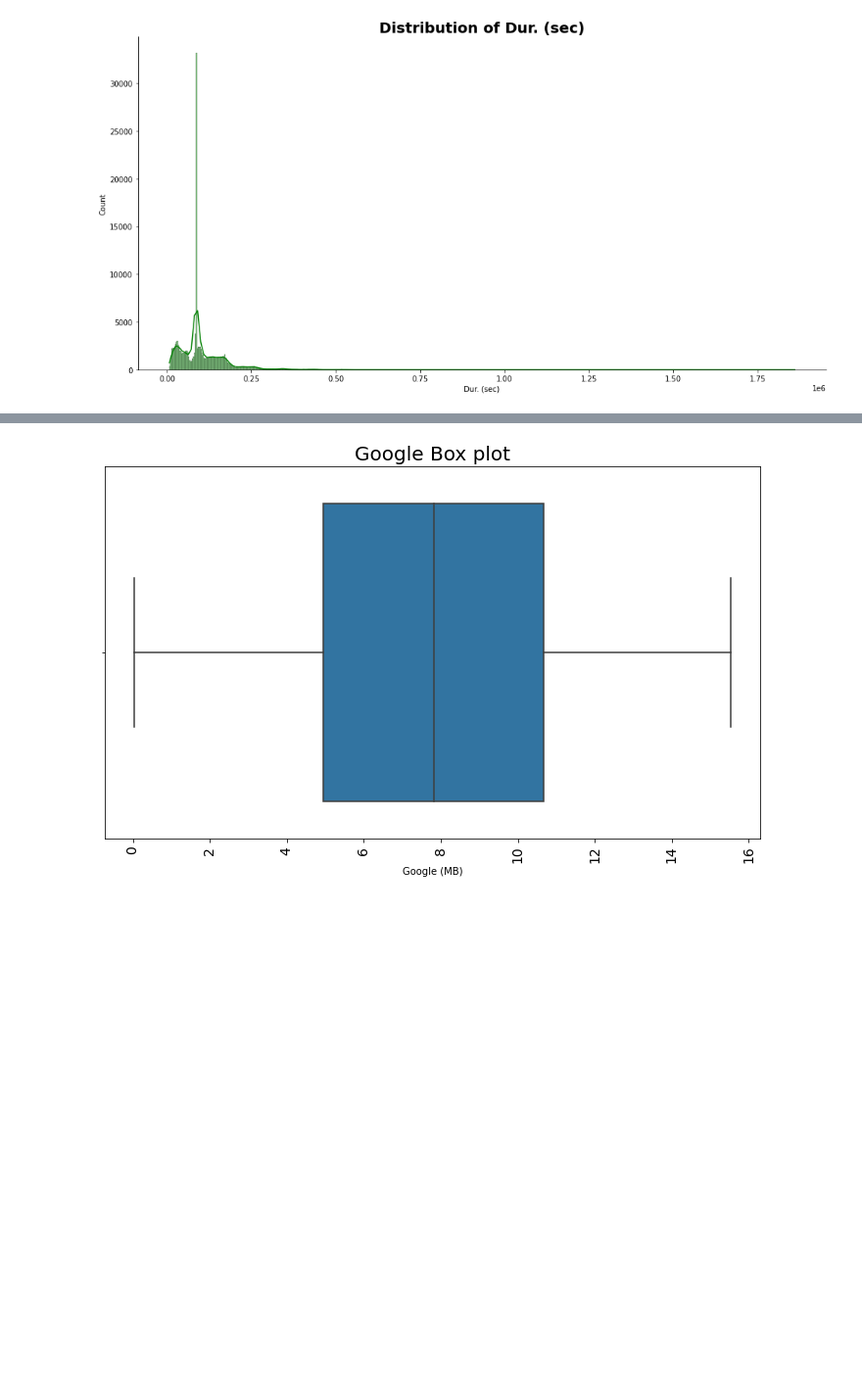
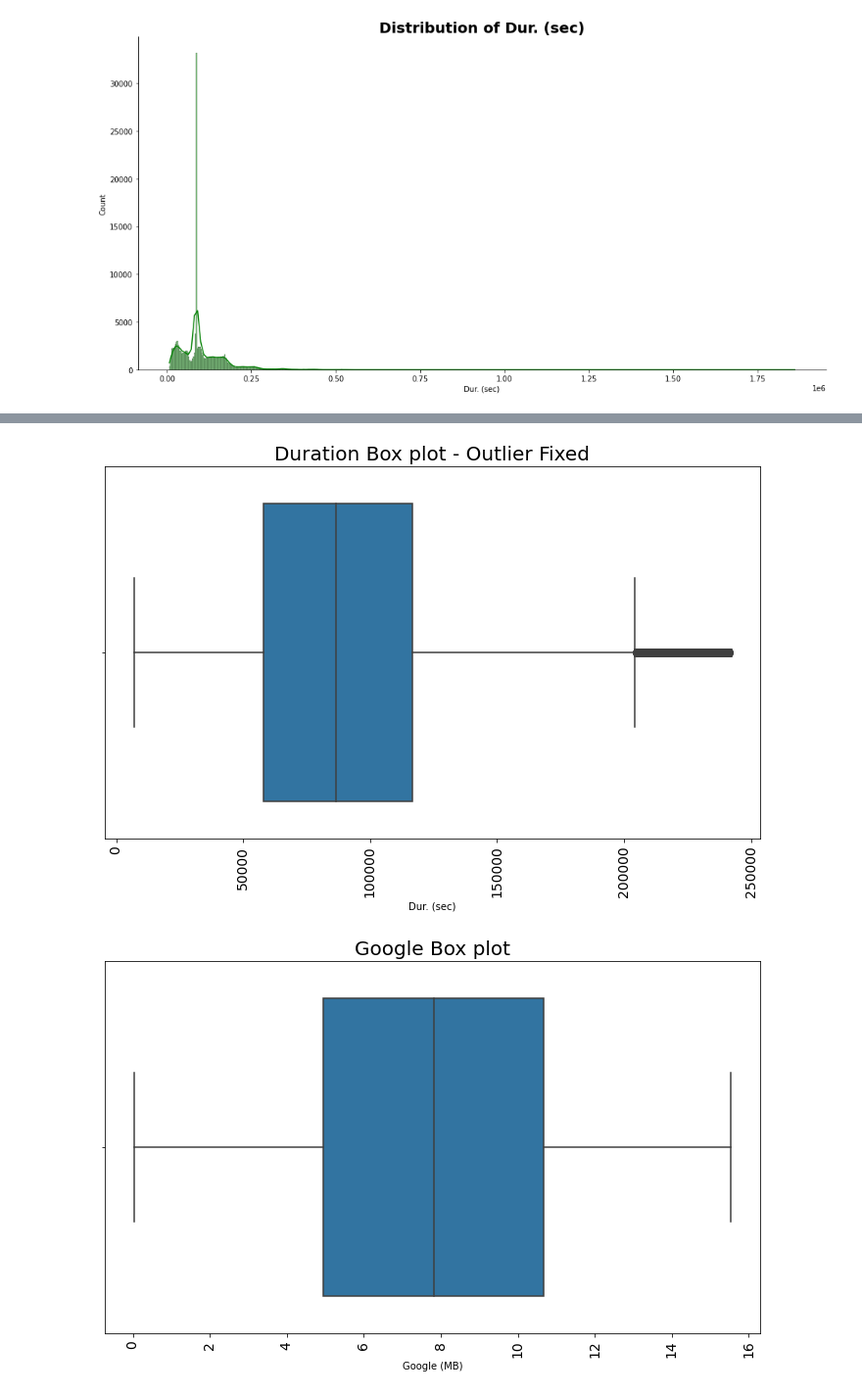
Before and after one commit to bkget/Telecom-Data-Analysis, a Jupyter notebook: notebooks/2_user_overview_analysis.ipynb, the cells around one changed output, grey strips where cells are left out. Shown at 98% size. Cells and saved outputs as stored; diff of their text form; code cells hidden in the pictures; blank space fills up the shorter version.

```diff
--- a/notebooks/2_user_overview_analysis.ipynb
+++ b/notebooks/2_user_overview_analysis.ipynb
@@ -260,3 +260,10 @@ plots.box_plot(explore_feature_df, 'Dur. (sec)', 'Duration Box plot')
+# %%
+# Fix Duration outliers using quantile method
+
+explore_feature_df["Dur. (sec)"] = plots.fix_outlier(explore_feature_df, "Dur. (sec)")
+plots.box_plot(explore_feature_df, 'Dur. (sec)', 'Duration Box plot - Outlier Fixed')
+# %% [output]
+[figure, added]
 # %%
 # Google Box ploting
 
```
Also changed, not shown: parts of 6 cells of this notebook, 1 other file.
